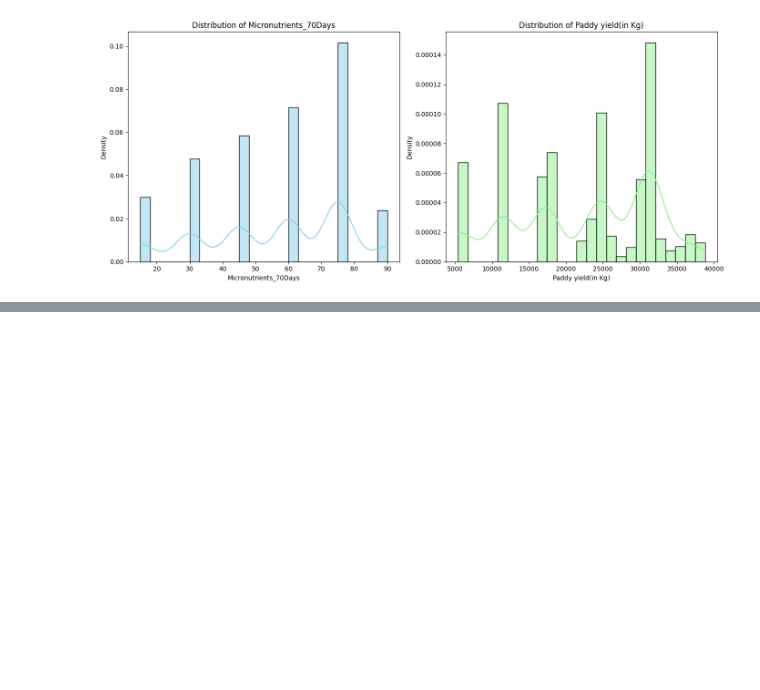
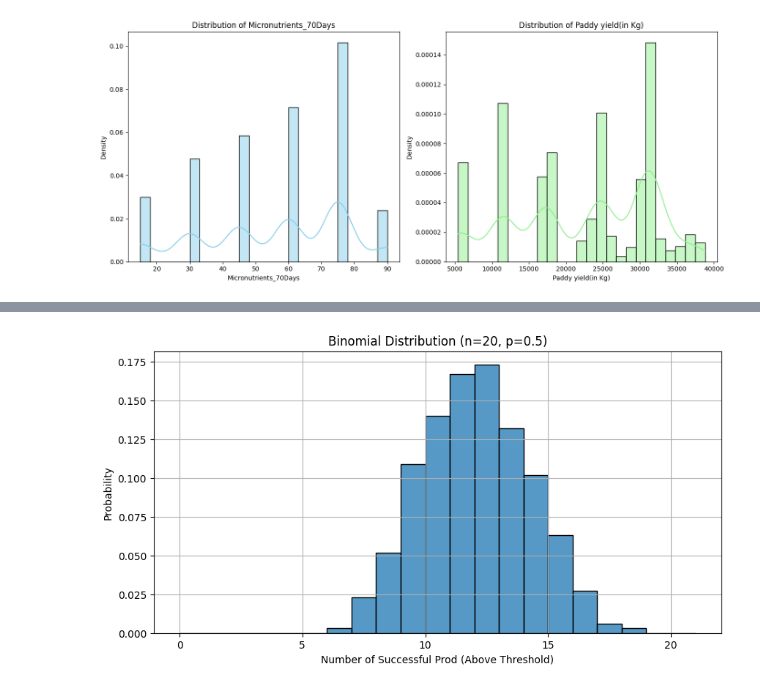
Before and after one commit to 2026726-dotcom/STDA, a Jupyter notebook: CA1.ipynb, the cells around one changed output, grey strips where cells are left out. Saved outputs shown, nothing was run; the diff lists cells and outputs as text; code cells hidden in the pictures; blank space fills up the shorter version.

Commit message:
binomial dist

```diff
--- a/CA1.ipynb
+++ b/CA1.ipynb
@@ -273,0 +275,9 @@ plt.show()
+# %%
+
+prod_rice=data['Paddy yield(in Kg)']
+# Define threshold for "successful paddy yield"
+threshold = prod_rice.mean()  #when it's more than the average
+successful_prod = prod_rice > threshold  # Convert to binary outcomes (1 if above threshold)
+
+# Estimate probability of success from data
+p_success = np.mean(successful_prod)  # Probability of production above threshold
@@ -273,0 +304,18 @@ plt.show()
+# %%
+# Define number of trials and success probability
+n_trials = 20  # e.g., number of customers in a party
+# p_success = 0.5  # Assume a 50% chance of tipping above a threshold
+
+# Generate binomial distribution data
+binomial_data = np.random.binomial(n_trials, p_success, 1000)
+
+# Plot
+plt.figure(figsize=(10, 5))
+sns.histplot(binomial_data, bins=range(n_trials + 2), kde=False, stat='probability')
+plt.title('Binomial Distribution (n=20, p=0.5)')
+plt.xlabel('Number of Successful Prod (Above Threshold)')
+plt.ylabel('Probability')
+plt.grid()
+plt.show()
+# %% [output]
+[figure, added]
```
Also changed, not shown: parts of 7 cells of this notebook, 4 other files.
